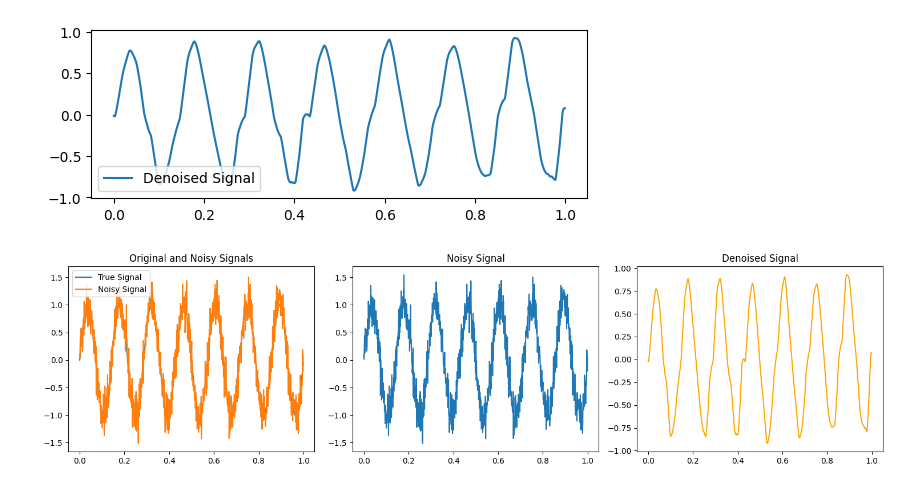
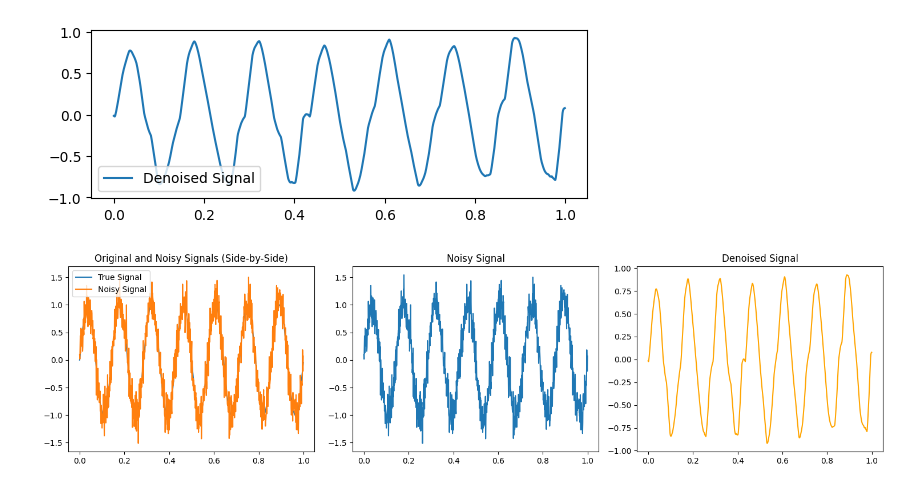
Before and after one commit to carrliitos/ecg_classification, a Jupyter notebook: notebooks/test-denoising.ipynb, the cells around one changed output. Drawn from its saved outputs; the diff is of its cells as text; code cells hidden in the pictures.

```diff
--- a/notebooks/test-denoising.ipynb
+++ b/notebooks/test-denoising.ipynb
@@ -77,24 +77,23 @@ plt.show()
 [figure]
 # %%
 # Side-by-side
-
 plt.figure(figsize=(15, 4))
 
 plt.subplot(1, 3, 1)
 plt.plot(t, signal_true, label='True Signal')
 plt.plot(t, noisy_signal, label='Noisy Signal')
-plt.title('Original and Noisy Signals')
+plt.title('Original and Noisy Signals (Side-by-Side)')
 plt.legend()
 
 plt.subplot(1, 3, 2)
 plt.plot(t, noisy_signal, label='Noisy Signal')
 plt.title('Noisy Signal')
 
 plt.subplot(1, 3, 3)
 plt.plot(t, denoised_signal, label='Denoised Signal', color='orange')
 plt.title('Denoised Signal')
 
 plt.tight_layout()
 plt.show()
 # %% [output]
-[figure, old version]
+[figure, new version]
```
Also changed, not shown: 1 other file.
